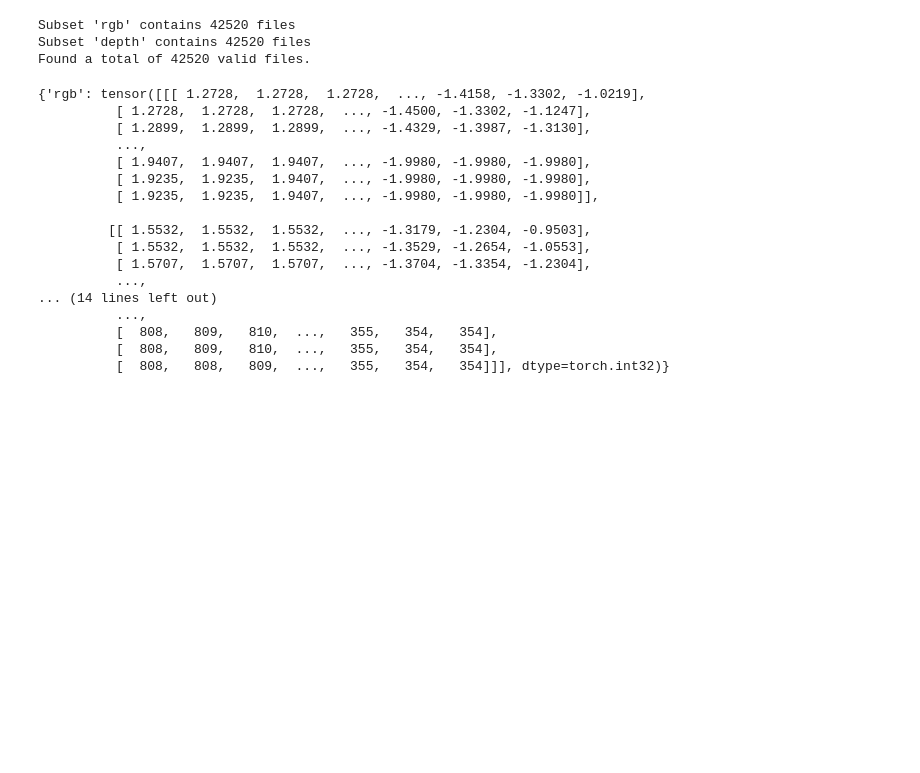
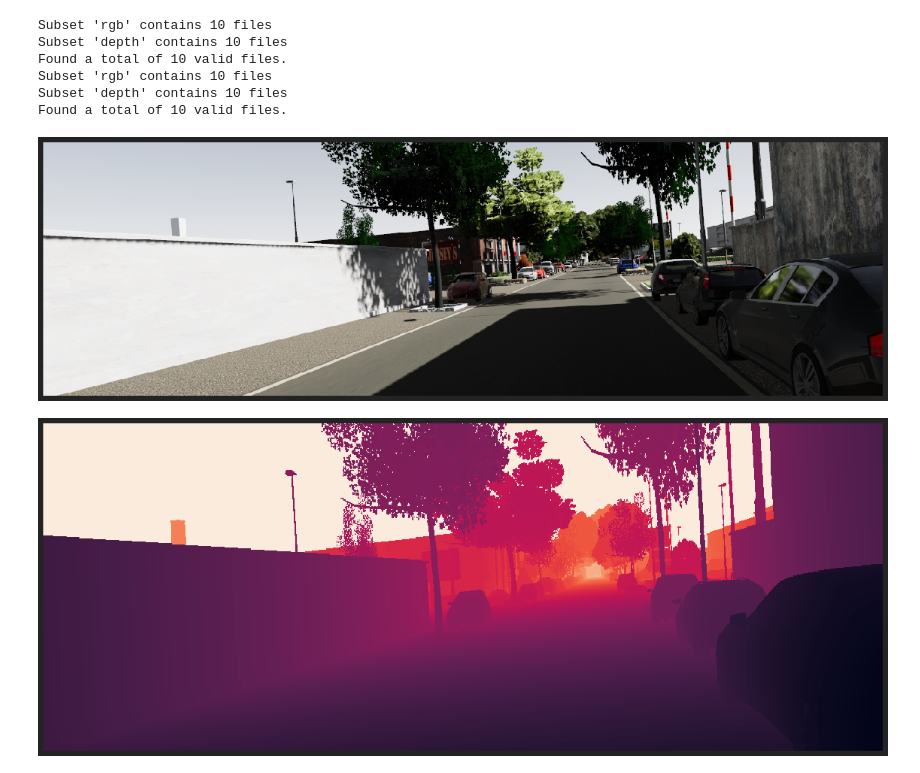
Before and after one commit to tasercake/kitti-adapt, a Jupyter notebook: notebooks/depth.ipynb, the cells around one changed output. Saved outputs shown, nothing was run; the diff lists cells and outputs as text; code cells hidden in the pictures; blank space fills up the shorter version.

Commit message:
Depth viz

```diff
--- a/notebooks/depth.ipynb
+++ b/notebooks/depth.ipynb
@@ -61,47 +66,69 @@ class DepthEstimator(pl.LightningModule):
         # return {"avg_loss": avg_loss, "log": tensorboard_logs}
         return {}
 # %%
-from torchvision.transforms import Compose, ToTensor, Normalize, Resize, Lambda
 # Define transforms
 transforms = {
     "rgb": Compose([
+        Resize(224),
         ToTensor(),
         Normalize(mean=[0.485, 0.456, 0.406], std=[0.229, 0.224, 0.225]),
     ]),
     "depth": Compose([
+        Resize(224),
         ToTensor(),
+        Lambda(lambda x: x.float() / 65535),
     ])
 }
 # %%
 # Data
 VKITTI_DIR = "../data/vkitti"
+DATASET_LIMIT = 10
 BATCH_SIZE = 2
 
-train_dataset = VkittiImageDataSet(VKITTI_DIR, ("rgb", "depth"), transforms=transforms)
-train_dataset[0]
-# val_dataset = VkittiImageDataSet(VKITTI_DIR, ("rgb", "depth"), transforms=transforms)
+train_dataset = VkittiImageDataSet(VKITTI_DIR, ("rgb", "depth"), transforms=transforms, limit=DATASET_LIMIT)
+train_dataset[0]["depth"]
+val_dataset = VkittiImageDataSet(VKITTI_DIR, ("rgb", "depth"), transforms=transforms, limit=DATASET_LIMIT)
 
-# train_dataloader = DataLoader(train_dataset, batch_size=BATCH_SIZE)
-# val_dataloader = DataLoader(val_dataset, batch_size=BATCH_SIZE)
+train_dataloader = DataLoader(train_dataset, batch_size=BATCH_SIZE, num_workers=4)
+val_dataloader = DataLoader(val_dataset, batch_size=BATCH_SIZE, num_workers=4)
 # %% [output]
-Subset 'rgb' contains 42520 files
-Subset 'depth' contains 42520 files
-Found a total of 42520 valid files.
+Subset 'rgb' contains 10 files
+Subset 'depth' contains 10 files
+Found a total of 10 valid files.
+Subset 'rgb' contains 10 files
+Subset 'depth' contains 10 files
+Found a total of 10 valid files.
-{'rgb': tensor([[[ 1.2728,  1.2728,  1.2728,  ..., -1.4158, -1.3302, -1.0219],
-          [ 1.2728,  1.2728,  1.2728,  ..., -1.4500, -1.3302, -1.1247],
-          [ 1.2899,  1.2899,  1.2899,  ..., -1.4329, -1.3987, -1.3130],
-          ...,
-          [ 1.9407,  1.9407,  1.9407,  ..., -1.9980, -1.9980, -1.9980],
-          [ 1.9235,  1.9235,  1.9407,  ..., -1.9980, -1.9980, -1.9980],
-          [ 1.9235,  1.9235,  1.9407,  ..., -1.9980, -1.9980, -1.9980]],
-
-         [[ 1.5532,  1.5532,  1.5532,  ..., -1.3179, -1.2304, -0.9503],
-          [ 1.5532,  1.5532,  1.5532,  ..., -1.3529, -1.2654, -1.0553],
-          [ 1.5707,  1.5707,  1.5707,  ..., -1.3704, -1.3354, -1.2304],
-          ...,
-... (14 lines left out)
-          ...,
-          [  808,   809,   810,  ...,   355,   354,   354],
-          [  808,   809,   810,  ...,   355,   354,   354],
-          [  808,   808,   809,  ...,   355,   354,   354]]], dtype=torch.int32)}
+# %%
+import matplotlib.colors as colors
+
+
+def show_sample(rgb=None, depth=None):
+    assert rgb is not None or depth is not None , "Can't show anything if there's nothing to show."
+    if rgb is not None:
+        plt.figure(figsize=(20, 8))
+        plt.imshow(rgb)
+        plt.axis('off')
+        plt.show()
+    if depth is not None:
+        plt.figure(figsize=(20, 8))
+#         depth = np.array(depth)
+        sns.heatmap(depth, norm=colors.LogNorm(vmin=0, vmax=65535), cbar=False)
+#         plt.imshow(depth)
+        plt.axis('off')
+        plt.show()
+#         depth.show()
+
+def tensor_to_depth(depth_tensor, as_pil=True):
+    depth_tensor = depth_tensor * 65535
+    out = TF.to_pil_image(depth_tensor, mode="I") if as_pil else depth_tensor.numpy()
+    return out
+
+def tensor_to_rgb(rgb_tensor, as_pil=True):
+    out = TF.to_pil_image(rgb_tensor) if as_pil else rgb_tensor.numpy()
+    return out
+
+show_sample(**train_dataset.get(0))
+# %% [output]
+[figure, added]
+[figure, added]
 # %%
```
Also changed, not shown: parts of 3 cells of this notebook, 1 other file.
